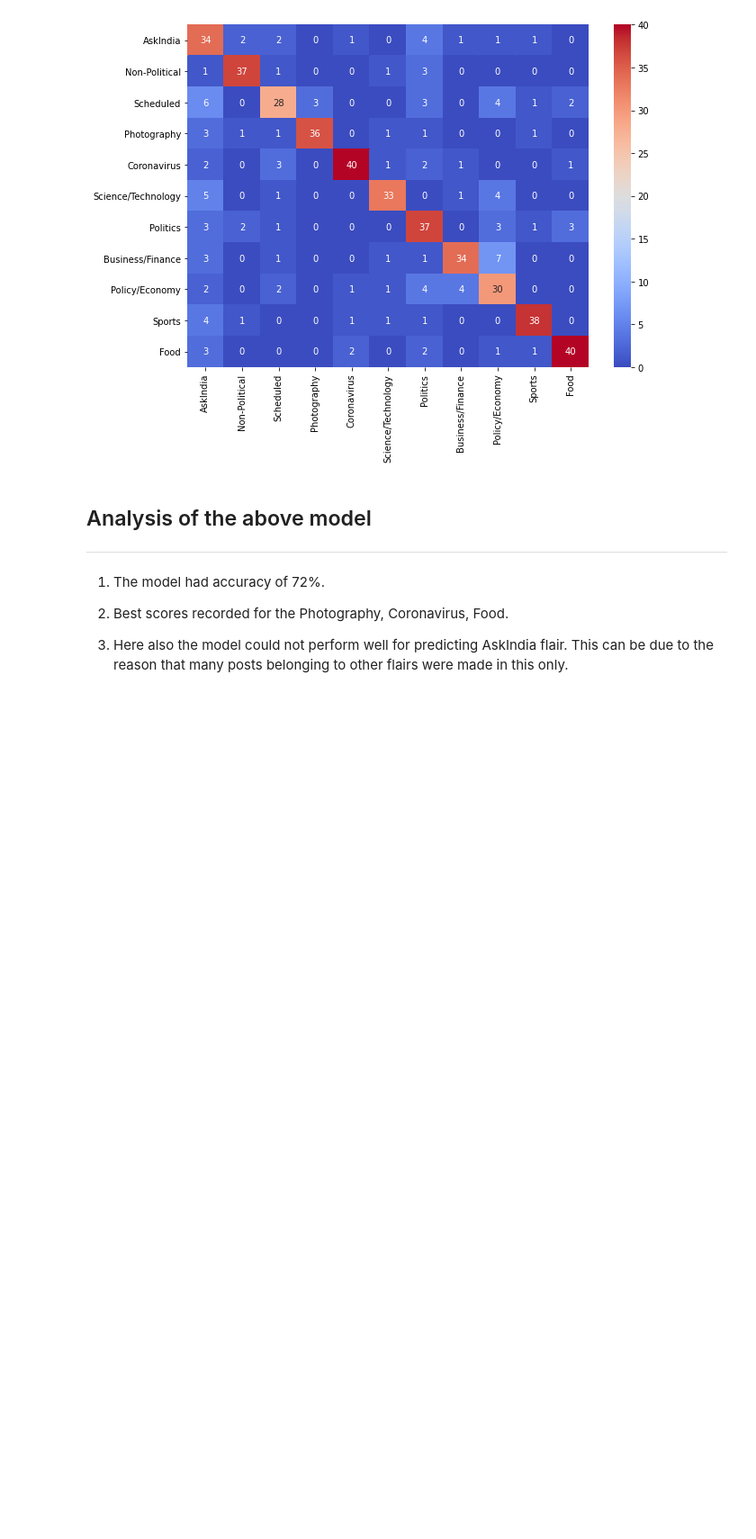
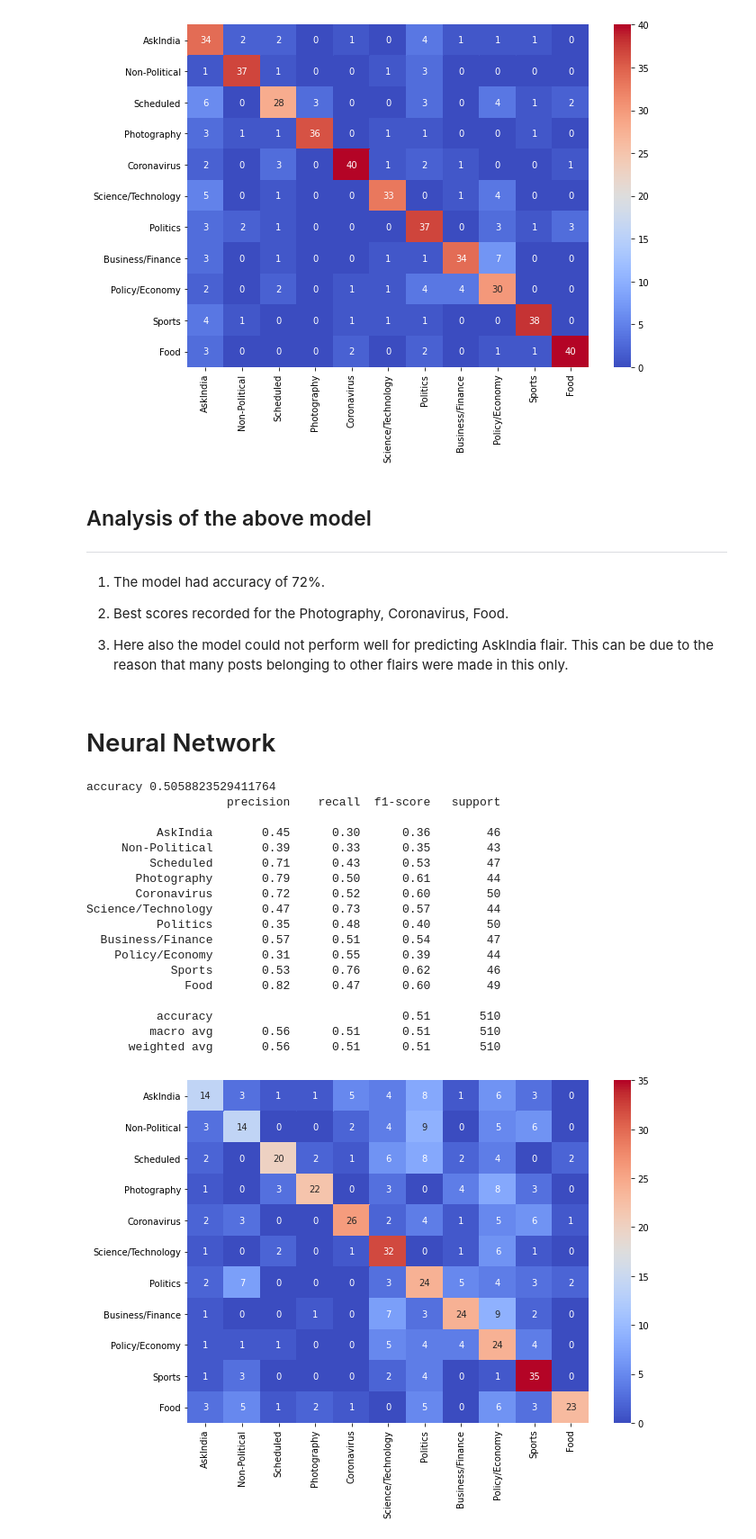
Before and after one commit to anuj2110/REDDIT-FLAIR-DETECTION, a Jupyter notebook: Notebooks/Part 3 Machine Learning.ipynb, the cells around one changed output. Shown at 90% size. Cells and saved outputs as stored; diff of their text form; code cells hidden in the pictures; blank space fills up the shorter version.

```diff
--- a/Notebooks/Part 3 Machine Learning.ipynb
+++ b/Notebooks/Part 3 Machine Learning.ipynb
@@ -361,8 +388,8 @@ Best score is 0.5129956159367925
 # %% [markdown]
 # SVM with rbf kernel
 # %%
-param_grid = {'C': [0.1, 1, 10, 100, 1000],
-              'gamma': [1, 0.1, 0.01, 0.001, 0.0001],
+param_grid = {'C': [0.1, 1, 10, 100],
+              'gamma': [1, 0.1, 0.01, 0.001],
               'kernel': ['rbf']}
 svc = SVC()
 svc_cv = GridSearchCV(svc, param_grid, verbose = 1,n_jobs=8,refit=True)
@@ -370,10 +397,11 @@ svc_cv = GridSearchCV(svc, param_grid, verbose = 1,n_jobs=8,refit=True)
 svc_cv.fit(X_train, y_train)
 
 
-from sklearn.metrics import classification_report
+
 y_pred = svc_cv.best_estimator_.predict(X_test)
+acc = accuracy_score(y_pred, y_test)
 
-print('accuracy %s' % accuracy_score(y_pred, y_test))
+print('accuracy %s' % acc)
 print(classification_report(y_test, y_pred,target_names=flairs))
 cm = confusion_matrix(y_test,y_pred)
 df_cm = pd.DataFrame(cm, index = [i for i in flairs],
@@ -383,4 +411,8 @@ sns.heatmap(df_cm, annot=True,cmap='coolwarm')
 
 print("Tuned SVC Parameters: {}".format(svc_cv.best_params_))
 print("Best score is {}".format(svc_cv.best_score_))
+
+if best_acc<acc:
+    best_acc = acc
+    best_model = svc_cv.best_estimator_
 # %% [output]
@@ -418,3 +450,43 @@ Best score is 0.7214289155465626
 
 
 3. Here also the model could not perform well for predicting AskIndia flair. This can be due to the reason that many posts belonging to other flairs were made in this only.
+# %% [markdown]
+# Neural Network
+# %%
+nn = MLPClassifier(max_iter=200,hidden_layer_sizes=(512,128,11),learning_rate_init=0.001)
+nn.fit(X_train,y_train)
+
+y_pred = nn.predict(X_test)
+acc = accuracy_score(y_pred, y_test)
+
+print('accuracy %s' % acc)
+print(classification_report(y_test, y_pred,target_names=flairs))
+cm = confusion_matrix(y_test,y_pred)
+df_cm = pd.DataFrame(cm, index = [i for i in flairs],
+                  columns = [i for i in flairs])
+plt.figure(figsize = (10,7))
+sns.heatmap(df_cm, annot=True,cmap='coolwarm')
+
+if best_acc<acc:
+    best_acc = acc
+    best_model = nn
+# %% [output]
+accuracy 0.5058823529411764
+                    precision    recall  f1-score   support
+
+          AskIndia       0.45      0.30      0.36        46
+     Non-Political       0.39      0.33      0.35        43
+         Scheduled       0.71      0.43      0.53        47
+       Photography       0.79      0.50      0.61        44
+       Coronavirus       0.72      0.52      0.60        50
+Science/Technology       0.47      0.73      0.57        44
+          Politics       0.35      0.48      0.40        50
+  Business/Finance       0.57      0.51      0.54        47
+    Policy/Economy       0.31      0.55      0.39        44
+            Sports       0.53      0.76      0.62        46
+              Food       0.82      0.47      0.60        49
+
+          accuracy                           0.51       510
+         macro avg       0.56      0.51      0.51       510
+      weighted avg       0.56      0.51      0.51       510
+[figure, added]
```
Also changed, not shown: parts of 15 cells of this notebook, 8 other files.
